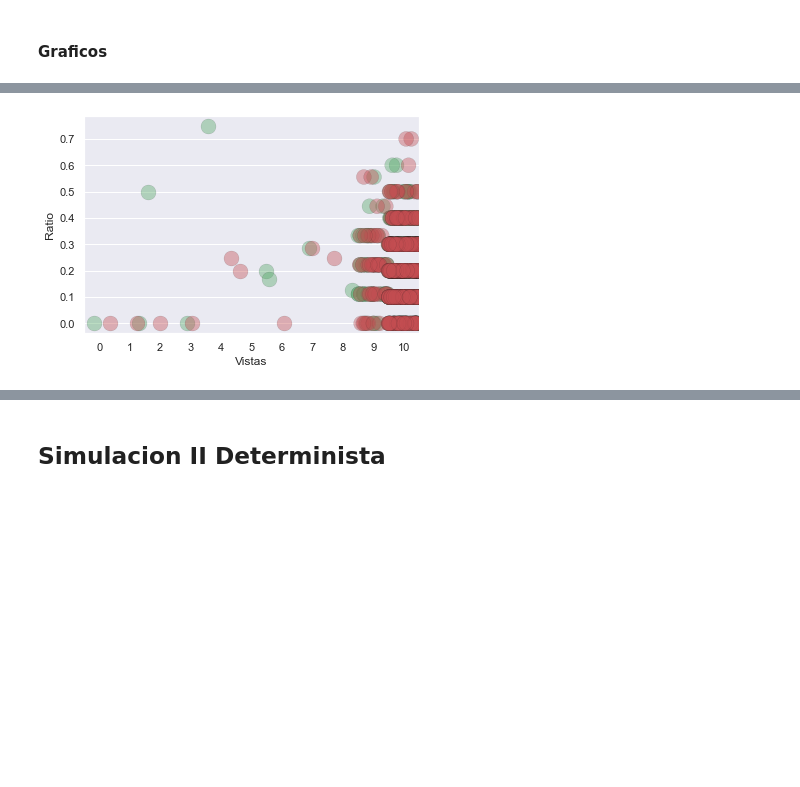
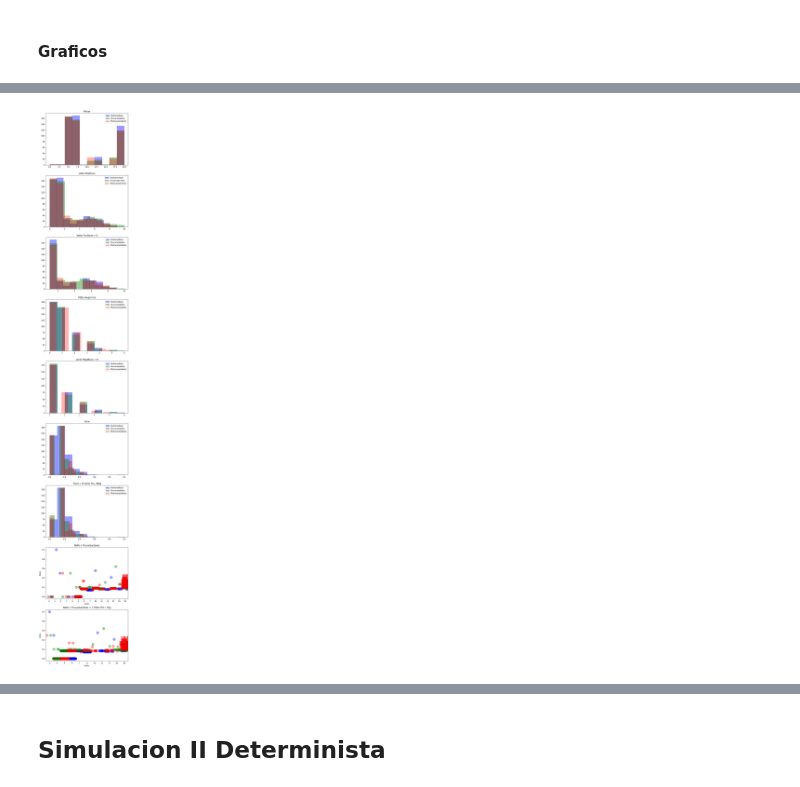
Before and after one commit to MariannoSalgado/Simulacion-RS, a Jupyter notebook: Modelado de opiniones y su impacto en la generación de consensos y disensos en una plataforma de CrowdSourcing.ipynb, the cells around one changed output, grey strips where cells are left out. Drawn from its saved outputs; the diff is of its cells as text; code cells hidden in the pictures; blank space fills up the shorter version.

```diff
--- a/Modelado de opiniones y su impacto en la generación de consensos y disensos en una plataforma de CrowdSourcing.ipynb
+++ b/Modelado de opiniones y su impacto en la generación de consensos y disensos en una plataforma de CrowdSourcing.ipynb
@@ -499,15 +501,88 @@ for i in Muestra_Simulacion:
 # %% [markdown]
 #### Graficos
 # %%
-sns.set()
+fig, ax = plt.subplots(9, 1, figsize=(8,55))
+# fig.suptitle('Agente Nulo')
 
-# # E1. Distribución de rates x visualizaciones
-sns.stripplot(ax=axes[0],y="Ratio", x="Vistas", data= UniformeNulo, size=15, alpha=.4, jitter=0.5, linewidth=.2, edgecolor='k', color= 'b')
-sns.stripplot(y="Ratio", x="Vistas", data= UnivariadaNulo, size=15, alpha=.4, jitter=0.5, linewidth=.2, edgecolor='k', color= 'g')
-sns.stripplot(y="Ratio", x="Vistas", data= MultivariadaNulo, size=15, alpha=.4, jitter=0.5, linewidth=.2, edgecolor='k', color= 'r')
+# A1. Distribuciòn de cantidad de visualizaciones
+ax[0].hist(UniformeNulo.Vistas, label='UniformeNulo', alpha = 0.4, color = 'b', ec="b")
+ax[0].hist(UnivariadaNulo.Vistas, label='UnivariadaNulo', alpha = 0.4, color = 'g', ec="g")
+ax[0].hist(MultivariadaNulo.Vistas, label='MultivariadaNulo', alpha = 0.3, color = 'r', ec="r")
+ax[0].legend(loc='best')
+ax[0].title.set_text("Vistas")
 
-# # E2. Distribución de rates x visualizaciones (restringiendo ideas con al menos 1 voto pos o neg)
-# sns.stripplot(ax=axes[1], y="Ratio", x="Vistas", data= FiltradaUniforme, size=15, alpha=.4, jitter=0.5, linewidth=.2, edgecolor='k', color= 'b')
-# sns.stripplot(ax=axes[1], y="Ratio", x="Vistas", data= FiltradaUnivariada, size=15, alpha=.4, jitter=0.5, linewidth=.2, edgecolor='k', color= 'g')
-# sns.stripplot(ax=axes[1], y="Ratio", x="Vistas", data= FiltradaMultivariada, size=15, alpha=.4, jitter=0.5, linewidth=.2, edgecolor='k', color= 'r')
+# B1. Distribución de votos positivos.
+ax[1].hist(UniformeNulo.VotosPos, label='Uniforme Nulo', alpha = 0.4, color = 'b', ec="b")
+ax[1].hist(UnivariadaNulo.VotosPos, label='Univariada Nulo', alpha = 0.4, color = 'g', ec="g")
+ax[1].hist(MultivariadaNulo.VotosPos, label='Multivariada Nulo', alpha = 0.3, color = 'r', ec="r")
+ax[1].legend(loc='best')
+ax[1].title.set_text("Votos Positivos")
+
+
+# B2. Distribución de votos positivos para ideas que tengan mas de 0 votos positivos
+UniformeNuloPosFiltrado = UniformeNulo[UniformeNulo.VotosPos > 0]
+UnivariadaNuloPosFiltrado = UnivariadaNulo[UnivariadaNulo.VotosPos > 0]
+MultivariadaNuloPosFiltrado = MultivariadaNulo[MultivariadaNulo.VotosPos > 0]
+ax[2].hist(UniformeNuloPosFiltrado.VotosPos, label='UniformeNulo', alpha = 0.4, color = 'b', ec="b")
+ax[2].hist(UnivariadaNuloPosFiltrado.VotosPos, label='UnivariadaNulo', alpha = 0.4, color = 'g', ec="g")
+ax[2].hist(MultivariadaNuloPosFiltrado.VotosPos, label='MultivariadaNulo', alpha = 0.3, color = 'r', ec="r")
+ax[2].legend(loc='best')
+ax[2].title.set_text ("Votos Positivos > 0")
+
+# C1. Distribución de votos negativos
+ax[3].hist(UniformeNulo.VotosNeg, label='UniformeNulo', alpha = 0.4, color = 'b', ec="b")
+ax[3].hist(UnivariadaNulo.VotosNeg, label='UnivariadaNulo', alpha = 0.4, color = 'g', ec="g")
+ax[3].hist(MultivariadaNulo.VotosNeg, label='MultivariadaNulo', alpha = 0.3, color = 'r', ec="r")
+ax[3].legend(loc='best')
+ax[3].title.set_text ("Votos Negativos")
+
+# C2. Distribución de votos negativos para ideas que tengan mas de 0 votos negativos
+UniformeNuloNegFiltrado = UniformeNulo[UniformeNulo.VotosNeg > 0]
+UnivariadaNuloNegFiltrado = UnivariadaNulo[UnivariadaNulo.VotosNeg > 0]
+MultivariadaNuloNegFiltrado = MultivariadaNulo[MultivariadaNulo.VotosNeg > 0]
+ax[4].hist(UniformeNuloNegFiltrado.VotosNeg, label='UniformeNulo', alpha = 0.4, color = 'b', ec="b")
+ax[4].hist(UnivariadaNuloNegFiltrado.VotosNeg, label='UnivariadaNulo', alpha = 0.4, color = 'g', ec="g")
+ax[4].hist(MultivariadaNuloNegFiltrado.VotosNeg, label='MultivariadaNulo', alpha = 0.3, color = 'r', ec="r")
+ax[4].legend(loc='best')
+ax[4].title.set_text ("Votos Negativos > 0")
+
+# D1. Distribución de rates.
+ax[5].hist(UniformeNulo.Ratio, label='UniformeNulo', alpha = 0.4, color = 'b', ec="b")
+ax[5].hist(UnivariadaNulo.Ratio, label='UnivariadaNulo', alpha = 0.4, color = 'g', ec="g")
+ax[5].hist(MultivariadaNulo.Ratio, label='MultivariadaNulo', alpha = 0.3, color = 'r', ec="r")
+ax[5].legend(loc='best')
+ax[5].title.set_text ("Ratio")
+
+# D2. Distribución de rates para ideas que tengan al menos 1 votos pos o neg
+FiltradaUniforme = pd.DataFrame(columns=['ID', 'Opinion', 'VotosPos', 'VotosNeg', 'Vistas', 'Ratio'])
+FiltradaUnivariada = pd.DataFrame(columns=['ID', 'Opinion', 'VotosPos', 'VotosNeg', 'Vistas', 'Ratio'])
+FiltradaMultivariada = pd.DataFrame(columns=['ID', 'Opinion', 'VotosPos', 'VotosNeg', 'Vistas', 'Ratio'])
+for i in UniformeNulo.index:
+    if UniformeNulo.at [i, 'VotosPos'] > 0 or UniformeNulo.at [i, 'VotosNeg'] > 0:
+        FiltradaUniforme.at [i] = UniformeNulo.at [i, 'ID'], UniformeNulo.at [i, 'Opinion'], UniformeNulo.at [i, 'VotosPos'], UniformeNulo.at [i, 'VotosNeg'], UniformeNulo.at [i, 'Vistas'], UniformeNulo.at [i, 'Ratio']
+for i in UnivariadaNulo.index:
+    if UnivariadaNulo.at [i, 'VotosPos'] > 0 or UnivariadaNulo.at [i, 'VotosNeg'] > 0:
+        FiltradaUnivariada.at [i] = UnivariadaNulo.at [i, 'ID'], UnivariadaNulo.at [i, 'Opinion'], UnivariadaNulo.at [i, 'VotosPos'], UnivariadaNulo.at [i, 'VotosNeg'], UnivariadaNulo.at [i, 'Vistas'], UnivariadaNulo.at [i, 'Ratio']
+for i in MultivariadaNulo.index:
+    if MultivariadaNulo.at [i, 'VotosPos'] > 0 or MultivariadaNulo.at [i, 'VotosNeg'] > 0:
+        FiltradaMultivariada.at [i] = MultivariadaNulo.at [i, 'ID'], MultivariadaNulo.at [i, 'Opinion'], MultivariadaNulo.at [i, 'VotosPos'], MultivariadaNulo.at [i, 'VotosNeg'], MultivariadaNulo.at [i, 'Vistas'], MultivariadaNulo.at [i, 'Ratio']
+ax[6].hist(FiltradaUniforme.Ratio, label='UniformeNulo', alpha = 0.4, color = 'b', ec="b")
+ax[6].hist(FiltradaUnivariada.Ratio, label='UnivariadaNulo', alpha = 0.4, color = 'g', ec="g")
+ax[6].hist(FiltradaMultivariada.Ratio, label='MultivariadaNulo', alpha = 0.3, color = 'r', ec="r")
+ax[6].legend(loc='best')
+ax[6].title.set_text ("Ratio > 0 Votos Pos / Neg")
+
+# E1. Distribución de rates x visualizaciones
+sns.stripplot(ax=ax[7], y="Ratio", x="Vistas", data= UniformeNulo, size=15, alpha=.4, jitter=0.5, linewidth=.2, edgecolor='k', color= 'b')
+sns.stripplot(ax=ax[7], y="Ratio", x="Vistas", data= UnivariadaNulo, size=15, alpha=.4, jitter=0.5, linewidth=.2, edgecolor='k', color= 'g')
+sns.stripplot(ax=ax[7], y="Ratio", x="Vistas", data= MultivariadaNulo, size=15, alpha=.4, jitter=0.5, linewidth=.2, edgecolor='k', color= 'r')
+ax[7].title.set_text ("Ratio x Visualizaciones")
+
+# E2. Distribución de rates x visualizaciones (restringiendo ideas con al menos 1 voto pos o neg)
+sns.stripplot(ax=ax[8], y="Ratio", x="Vistas", data= FiltradaUniforme, size=15, alpha=.4, jitter=0.5, linewidth=.2, edgecolor='k', color= 'b')
+sns.stripplot(ax=ax[8], y="Ratio", x="Vistas", data= FiltradaUnivariada, size=15, alpha=.4, jitter=0.5, linewidth=.2, edgecolor='k', color= 'g')
+sns.stripplot(ax=ax[8], y="Ratio", x="Vistas", data= FiltradaMultivariada, size=15, alpha=.4, jitter=0.5, linewidth=.2, edgecolor='k', color= 'r')
+ax[8].title.set_text ("Ratio x Visualizaciones > 0 Votos Pos / Neg")
+
+# plt.savefig('Modelo Nulo [Uniforme, Univariada y Multivariada] Jitter.pdf')
 # %% [output]
@@ -515 +589 @@ sns.stripplot(y="Ratio", x="Vistas", data= MultivariadaNulo, size=15, alpha=.4,
-[figure, old version]
+[figure, new version]
```
Also changed, not shown: parts of 34 cells of this notebook.
